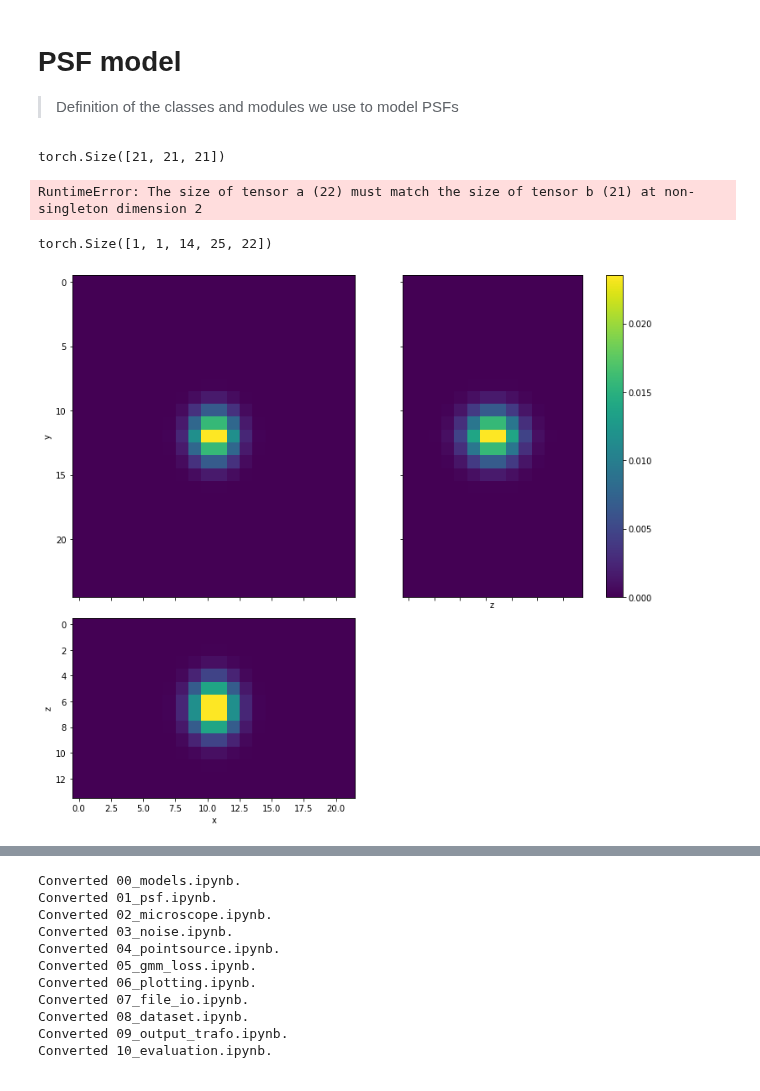
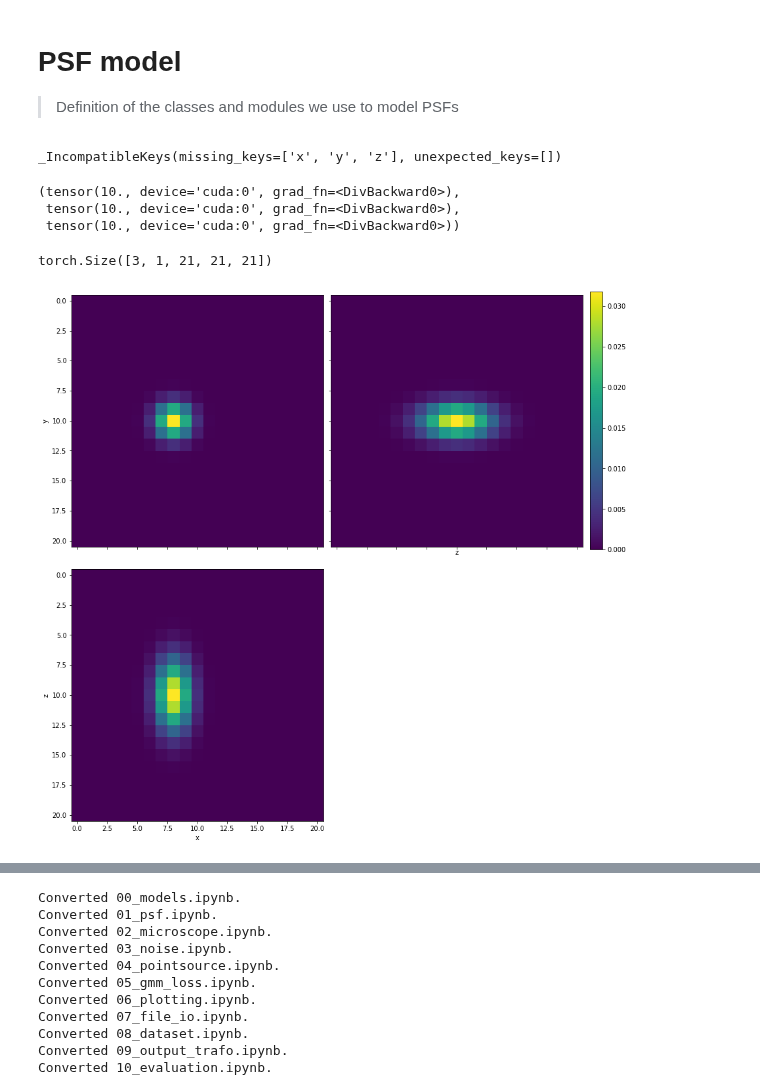
Before and after one commit to TuragaLab/decode_fish, a Jupyter notebook: nbs/01_psf.ipynb, the cells around one changed output, grey strips where cells are left out. Drawn from its saved outputs; the diff is of its cells as text; code cells hidden in the pictures.

```diff
--- a/nbs/01_psf.ipynb
+++ b/nbs/01_psf.ipynb
@@ -20,11 +20,14 @@ from decode_fish.funcs.plotting import *
 class LinearInterpolatedPSF(nn.Module):
 
     def __init__(self, size_zyx=[21,21,21], device='cuda'):
-        """ Stores a PSF volume paramter and enables linear subpixel interpolation
+        """ Stores a PSF volume parameter and enables linear subpixel interpolation
 
         Args:
             size_zyx: size of the psf volume in pixels
             device: 'cuda' or 'cpu'
+
+        ToDo:
+            Eventually remove unneeded losses.
         """
         super().__init__()
 
@@ -32,6 +35,7 @@ class LinearInterpolatedPSF(nn.Module):
         # +- /sz so that the values correspond to the pixel centers
         v = [torch.linspace(-1+1/sz, 1-1/sz, int(sz)) for sz in self.psf_size]
 
+        # Buffers are not optimized
         self.register_buffer('x', v[2])
         self.register_buffer('y', v[1])
         self.register_buffer('z', v[0])
@@ -40,7 +44,13 @@ class LinearInterpolatedPSF(nn.Module):
         self.forward_nonlin = torch.nn.Identity()
 
     def forward(self, x_offset_val, y_offset_val, z_offset_val):
-        """ Returns the PSF volume for a given subpixel shift.
+        """ Returns the PSF volume for a number of given subpixel shift.
+
+        Args:
+            x_offset_val, y_offset_val, z_offset_val: Vector of shifts in x,y,z
+
+        Returns:
+            PSF volumes shifted by x,y,z
         """
 
         N_em = x_offset_val.shape[0]
@@ -60,6 +70,7 @@ class LinearInterpolatedPSF(nn.Module):
         return psf_out.transpose(-3,-1)
 
     def get_com(self):
+        """ Returns the center of mass of the squared volume."""
 
         x_grid, y_grid, z_grid = torch.meshgrid(torch.arange(self.psf_size[0]),torch.arange(self.psf_size[1]),torch.arange(self.psf_size[2]))
         m_grid = torch.stack([x_grid, y_grid, z_grid], -1).to(self.device)
@@ -73,13 +84,17 @@ class LinearInterpolatedPSF(nn.Module):
         return zc, yc, xc
 
     def com_loss(self):
+        """ Returns the difference between the current CoM and the center of the volume.
+
+        Used as a loss term during AE training to avoid drift of the PSF.
+        """
 
         return torch.norm(torch.stack(self.get_com()) - torch.tensor(self.psf_size).to(self.device)//2, 2)
 
     def clip_loss(self):
-
+        """ Returns the 2 norm of negative values of the PSF volume. """
         return torch.norm(torch.nn.ReLU().forward(-self.psf_volume).sum(), 2)
 
     def sum_loss(self):
-
+        """ Returns the 1 norm of the PSF volume. """
         return torch.norm(self.forward_nonlin(self.psf_volume).sum(), 1)
@@ -95,21 +101,21 @@ def crop_psf(psf, extent_zyx):
 # %%
 psf_state = torch.load('/groups/turaga/home/speisera/Mackebox/Artur/WorkDB/deepstorm/models/fishcod/msp300_smFISH/nb_run/msp300_smFISH_3_3/psf_init.pkl')
 shape_zyx = psf_state['psf_volume'][:,].shape[-3:]
-psf = LinearInterpolatedPSF((14,25,22))
-psf.psf_volume.data = psf_state['psf_volume'][:,]
+psf = LinearInterpolatedPSF((21,21,21))
+psf.load_state_dict({'psf_volume':psf_state['psf_volume']}, strict=False)
+# %% [output]
+_IncompatibleKeys(missing_keys=['x', 'y', 'z'], unexpected_keys=[])
-# %%
-psf.psf_volume[0].shape
-# %% [output]
-torch.Size([21, 21, 21])
 # %%
 psf.get_com()
 # %% [output]
-RuntimeError: The size of tensor a (22) must match the size of tensor b (21) at non-singleton dimension 2
+(tensor(10., device='cuda:0', grad_fn=<DivBackward0>),
+ tensor(10., device='cuda:0', grad_fn=<DivBackward0>),
+ tensor(10., device='cuda:0', grad_fn=<DivBackward0>))
 # %%
 shift = psf(torch.tensor([-2,0.,+2]).cuda(),0.+torch.zeros(3).cuda(),0.+torch.zeros(3).cuda())
-shift = psf(0.+torch.zeros(1).cuda(),0.+torch.zeros(1).cuda(),0.+torch.zeros(1).cuda())
+# First output is the volume shifted 2 pixels to the left.
 plot_3d_projections(cpu(shift)[0,0])
 shift.shape
 # %% [output]
-torch.Size([1, 1, 14, 25, 22])
+torch.Size([3, 1, 21, 21, 21])
-[figure, old version]
+[figure, new version]
```
Also changed, not shown: parts of 4 cells of this notebook, 21 other files.
